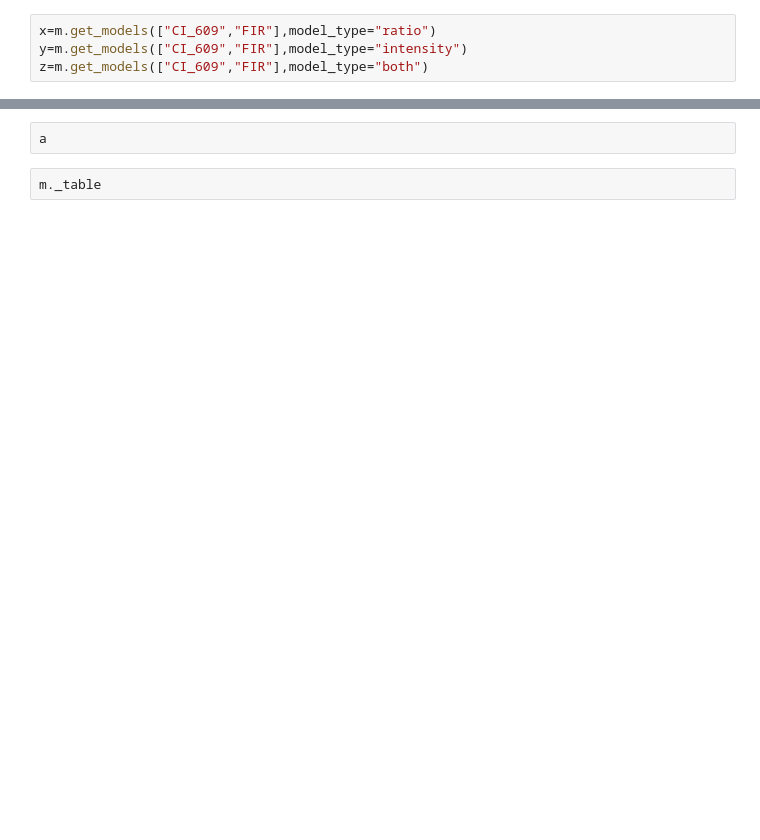
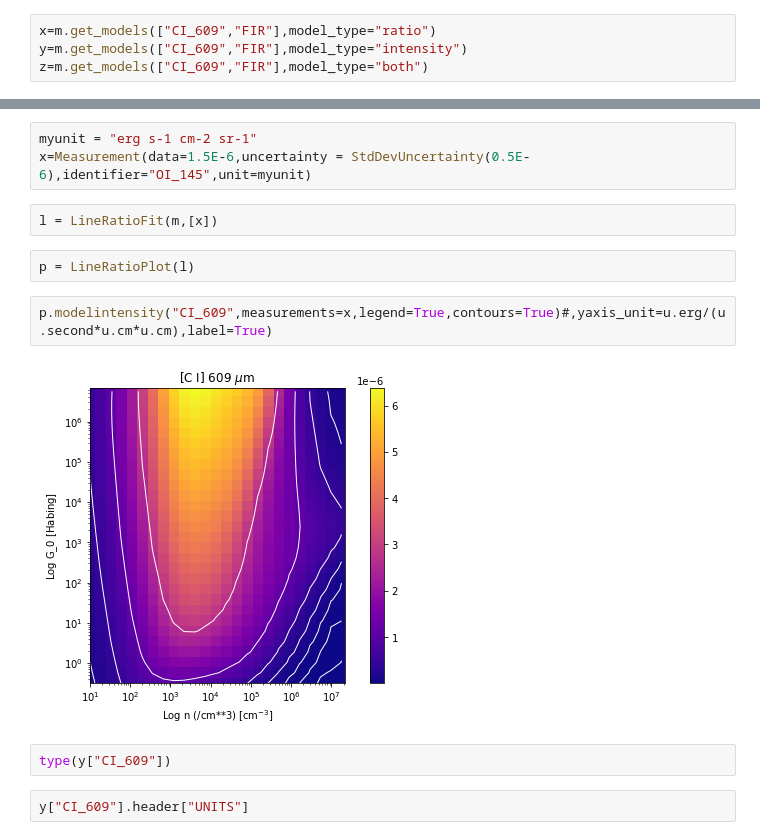
Before and after one commit to mpound/pdrtpy, a Jupyter notebook: Debug.ipynb, the cells around one changed output, grey strips where cells are left out. Cells and saved outputs as stored; diff of their text form; blank space fills up the shorter version.

```diff
--- a/Debug.ipynb
+++ b/Debug.ipynb
@@ -86,4 +48,15 @@ a.extend(b)
-# %%
-a
-# %%
-m._table
+# %%
+myunit = "erg s-1 cm-2 sr-1"
+x=Measurement(data=1.5E-6,uncertainty = StdDevUncertainty(0.5E-6),identifier="OI_145",unit=myunit)
+# %%
+l = LineRatioFit(m,[x])
+# %%
+p = LineRatioPlot(l)
+# %%
+p.modelintensity("CI_609",measurements=x,legend=True,contours=True)#,yaxis_unit=u.erg/(u.second*u.cm*u.cm),label=True)
+# %% [output]
+[figure, added]
+# %%
+type(y["CI_609"])
+# %%
+y["CI_609"].header["UNITS"]
```
Also changed, not shown: parts of 14 cells of this notebook, 1 other file.
